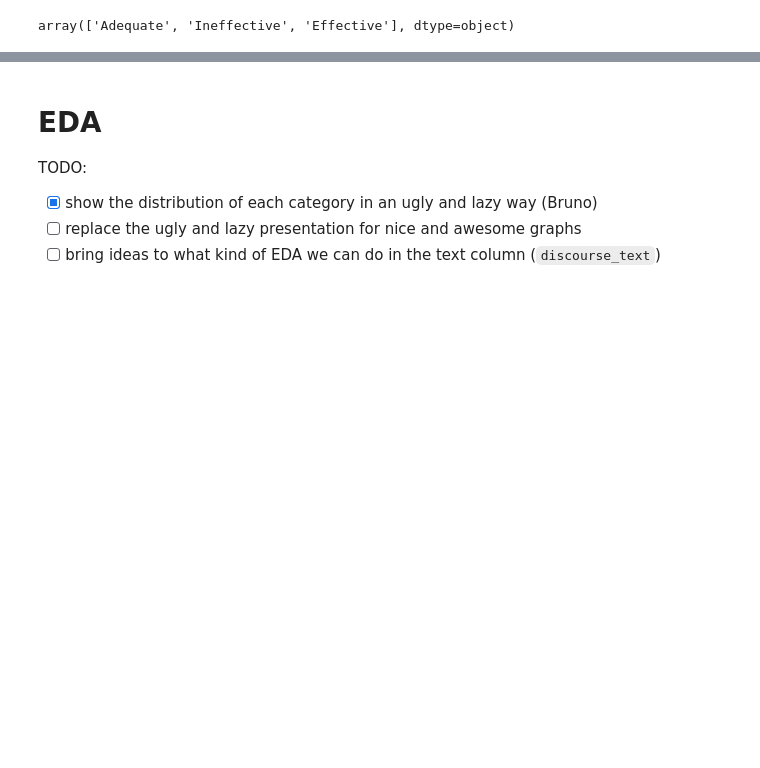
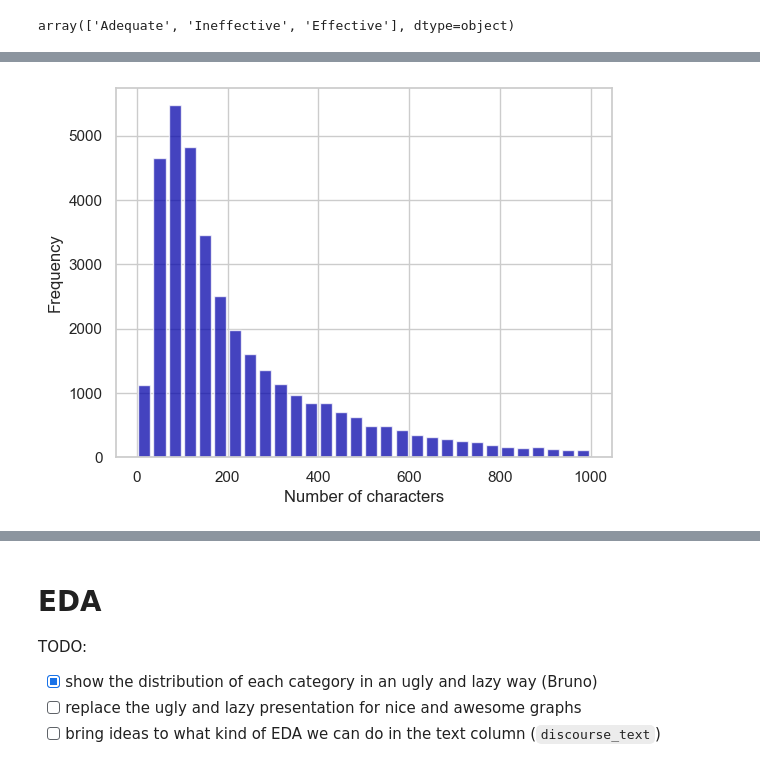
Before and after one commit to BAlmeidaS/predictive-analysis, a Jupyter notebook: notebook.ipynb, the cells around one changed output, grey strips where cells are left out. Saved outputs shown, nothing was run; the diff lists cells and outputs as text; code cells hidden in the pictures; blank space fills up the shorter version.

```diff
--- a/notebook.ipynb
+++ b/notebook.ipynb
@@ -74,3 +75,5 @@ array(['Lead', 'Position', 'Claim', 'Evidence', 'Counterclaim',
 df.discourse_effectiveness.unique()
 # %% [output]
 array(['Adequate', 'Ineffective', 'Effective'], dtype=object)
+# %%
+df['number_of_char']=df['discourse_text'].apply(len)
@@ -76,0 +89,6 @@ array(['Adequate', 'Ineffective', 'Effective'], dtype=object)
+# %%
+plt.hist(df['number_of_char'], bins=30, color='#0504aa',alpha=0.75, rwidth=0.8,range=[0,1000])  # density=False would make counts
+plt.ylabel('Frequency')
+plt.xlabel('Number of characters');
+# %% [output]
+[figure, added]
```
Also changed, not shown: parts of 8 cells of this notebook.
